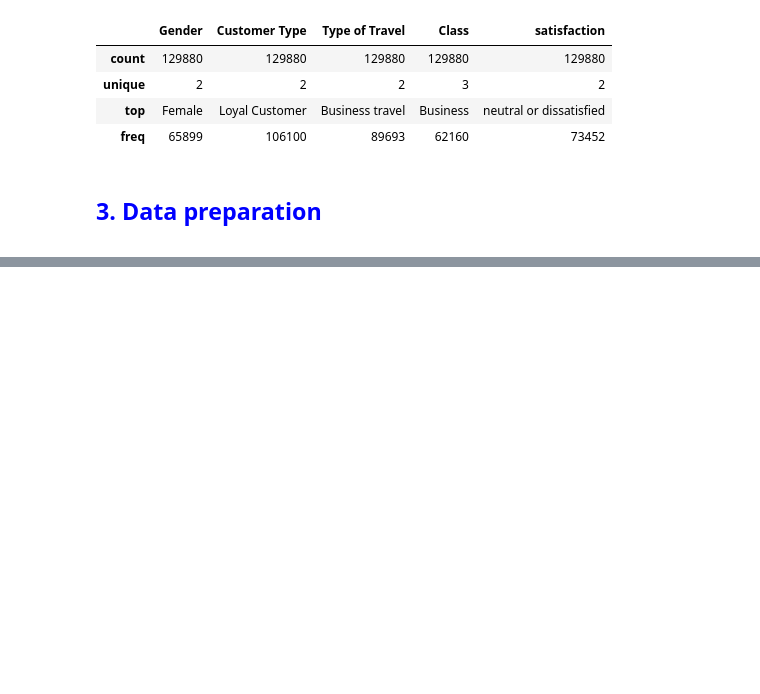
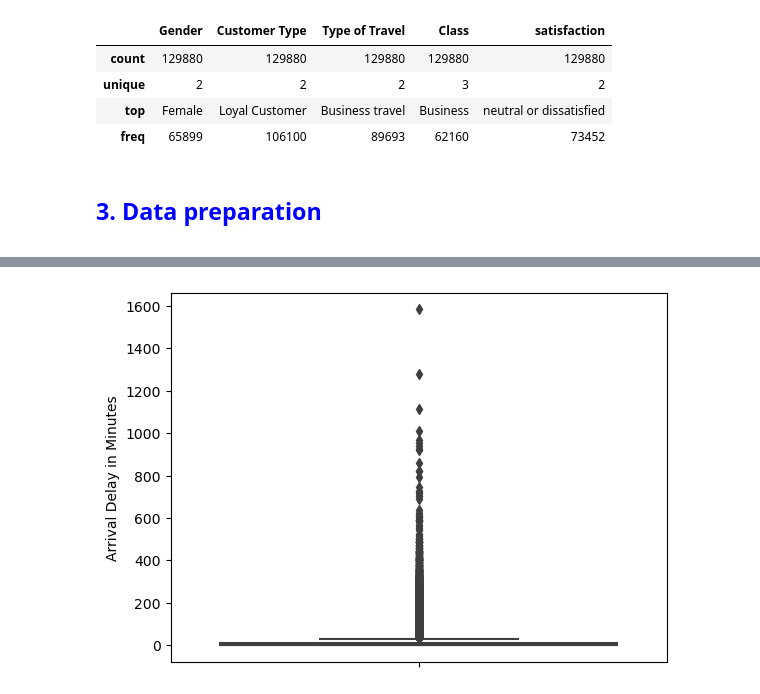
Before and after one commit to ZygimantasJakubauskas/Mashine-Learning-CA1, a Jupyter notebook: ML/CA1 Project.ipynb, the cells around one changed output, grey strips where cells are left out. Saved outputs shown, nothing was run; the diff lists cells and outputs as text; code cells hidden in the pictures; blank space fills up the shorter version.

```diff
--- a/ML/CA1 Project.ipynb
+++ b/ML/CA1 Project.ipynb
@@ -434,0 +483,4 @@ df_encoded.shape
+# %%
+sns.boxplot(y="Arrival Delay in Minutes", data=df_encoded);
+# %% [output]
+[figure, added]
```
Also changed, not shown: parts of 44 cells of this notebook, 1 other file.
